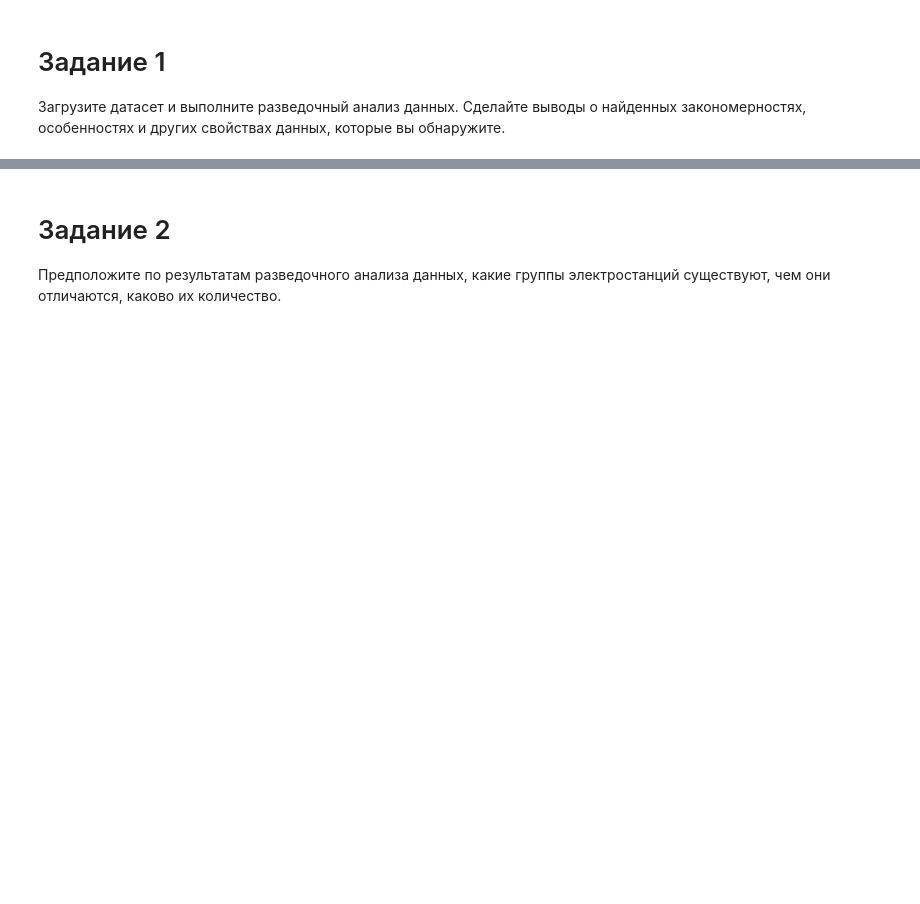
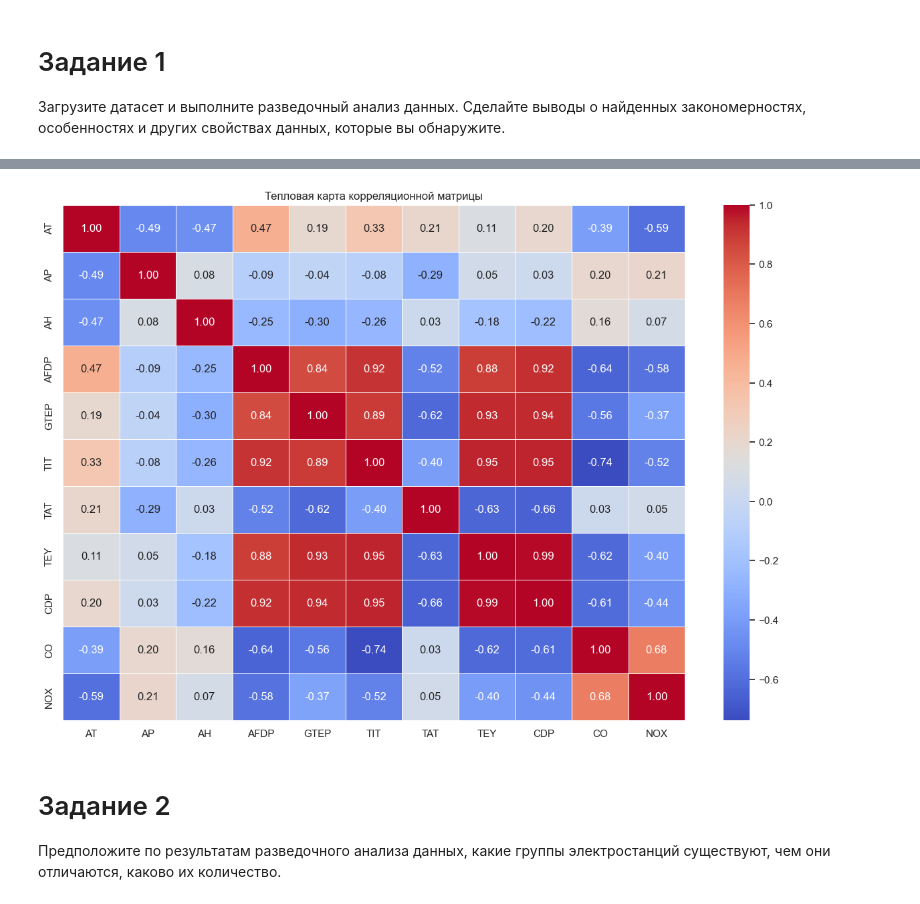
Before and after one commit to Ritorta/machine-learning, a Jupyter notebook: Work#7/Task#1.ipynb, the cells around one changed output, grey strips where cells are left out. Cells and saved outputs as stored; diff of their text form; code cells hidden in the pictures; blank space fills up the shorter version.

```diff
--- a/Work#7/Task#1.ipynb
+++ b/Work#7/Task#1.ipynb
@@ -802,3 +954,12 @@ Variance Ratio Criterion 578.733
+# %%
+correlation_matrix = gt_df.corr()
+
+plt.figure(figsize=(15, 10))
+sns.heatmap(correlation_matrix, annot=True, cmap='coolwarm', linewidths=0.5, fmt='.2f')
+plt.title("Тепловая карта корреляционной матрицы")
+plt.show()
+# %% [output]
+[figure, added]
 # %% [markdown]
 # Задание 2
 
```
Also changed, not shown: parts of 15 cells of this notebook.
